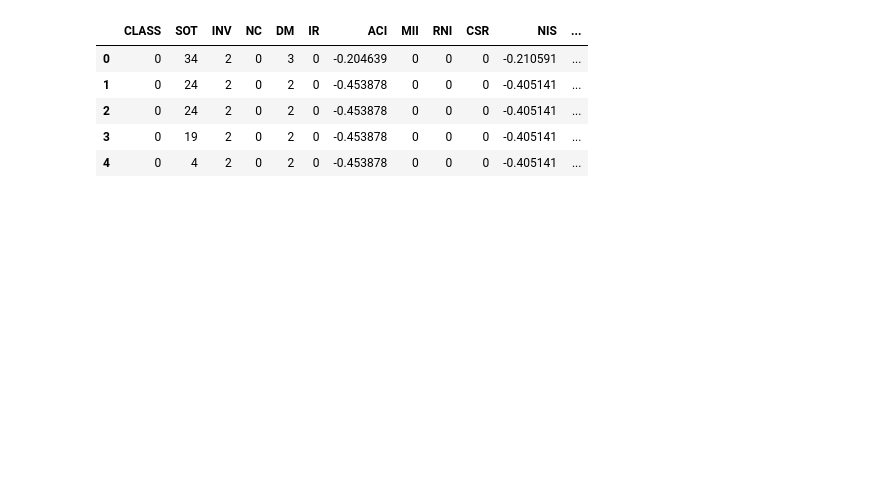
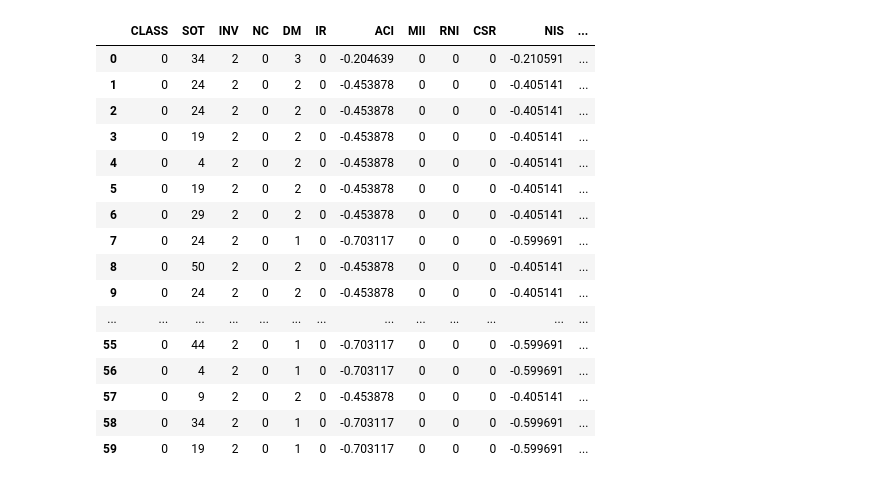
Before and after one commit to 2256haradityam/Projects, a Jupyter notebook: CARPRICEPREDICTION.ipynb, the cells around one changed output. Saved outputs shown, nothing was run; the diff lists cells and outputs as text; code cells hidden in the pictures; blank space fills up the shorter version.

```diff
--- a/CARPRICEPREDICTION.ipynb
+++ b/CARPRICEPREDICTION.ipynb
@@ -10,11 +10,22 @@ warnings.filterwarnings('ignore')
 # %%
 df = pd.read_csv('https://github.com/2256haradityam/dataset/raw/refs/heads/main/breast-cancer_updated.csv')
 # %%
-df.head()
+df.head(60)
 # %% [output]
 |  | CLASS | SOT | INV | NC | DM | IR | ACI | MII | RNI | CSR | NIS | ... |
 | 0 | 0 | 34 | 2 | 0 | 3 | 0 | -0.204639 | 0 | 0 | 0 | -0.210591 | ... |
 | 1 | 0 | 24 | 2 | 0 | 2 | 0 | -0.453878 | 0 | 0 | 0 | -0.405141 | ... |
 | 2 | 0 | 24 | 2 | 0 | 2 | 0 | -0.453878 | 0 | 0 | 0 | -0.405141 | ... |
 | 3 | 0 | 19 | 2 | 0 | 2 | 0 | -0.453878 | 0 | 0 | 0 | -0.405141 | ... |
 | 4 | 0 | 4 | 2 | 0 | 2 | 0 | -0.453878 | 0 | 0 | 0 | -0.405141 | ... |
+| 5 | 0 | 19 | 2 | 0 | 2 | 0 | -0.453878 | 0 | 0 | 0 | -0.405141 | ... |
+| 6 | 0 | 29 | 2 | 0 | 2 | 0 | -0.453878 | 0 | 0 | 0 | -0.405141 | ... |
+| 7 | 0 | 24 | 2 | 0 | 1 | 0 | -0.703117 | 0 | 0 | 0 | -0.599691 | ... |
+| 8 | 0 | 50 | 2 | 0 | 2 | 0 | -0.453878 | 0 | 0 | 0 | -0.405141 | ... |
+| 9 | 0 | 24 | 2 | 0 | 2 | 0 | -0.453878 | 0 | 0 | 0 | -0.405141 | ... |
+| ... | ... | ... | ... | ... | ... | ... | ... | ... | ... | ... | ... | ... |
+| 55 | 0 | 44 | 2 | 0 | 1 | 0 | -0.703117 | 0 | 0 | 0 | -0.599691 | ... |
+| 56 | 0 | 4 | 2 | 0 | 1 | 0 | -0.703117 | 0 | 0 | 0 | -0.599691 | ... |
+| 57 | 0 | 9 | 2 | 0 | 2 | 0 | -0.453878 | 0 | 0 | 0 | -0.405141 | ... |
+| 58 | 0 | 34 | 2 | 0 | 1 | 0 | -0.703117 | 0 | 0 | 0 | -0.599691 | ... |
+| 59 | 0 | 19 | 2 | 0 | 1 | 0 | -0.703117 | 0 | 0 | 0 | -0.599691 | ... |
```
Also changed, not shown: parts of 12 cells of this notebook.
